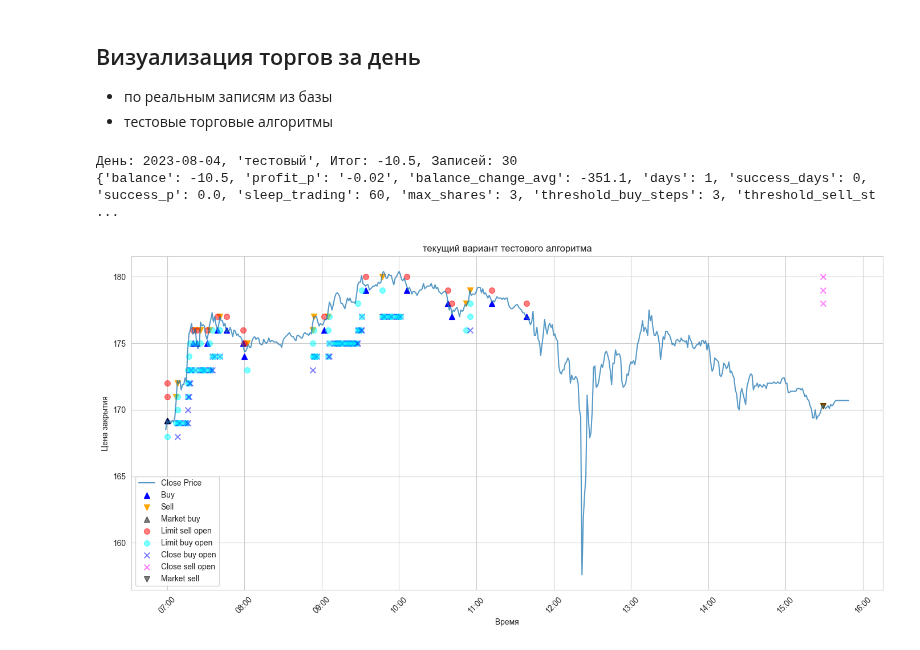
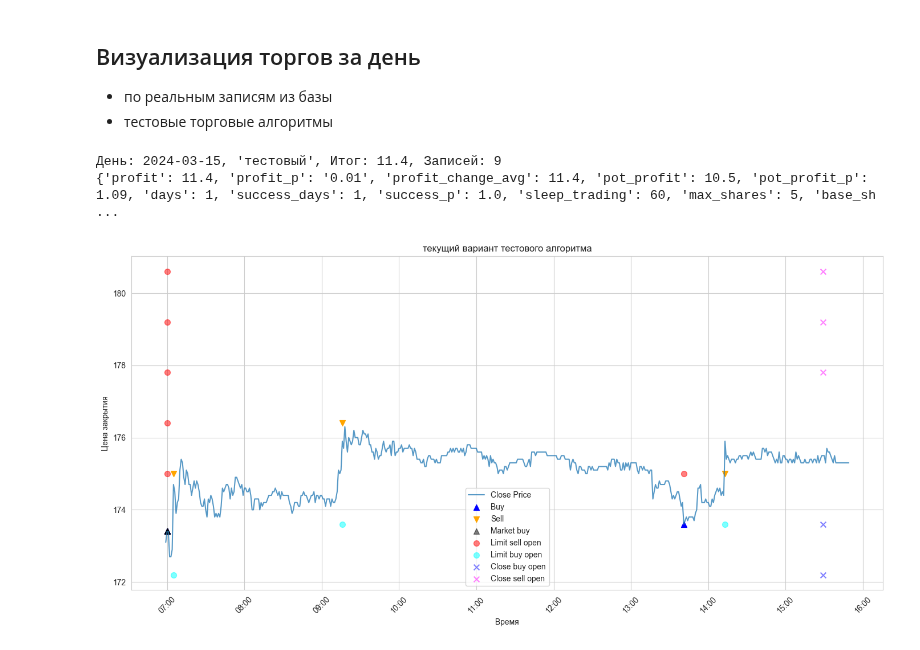
Before and after one commit to sapozhkov/fin, a Jupyter notebook: t_day_vis.ipynb, the cells around one changed output. Cells and saved outputs as stored; diff of their text form; code cells hidden in the pictures.

Commit message:
#55 v7 переписал расчет баланса на profit выбрал и зафиксировал параметры

```diff
--- a/t_day_vis.ipynb
+++ b/t_day_vis.ipynb
@@ -25,12 +25,10 @@ from test_env.test_alg import TestAlgorithm
 historical_trade = HistoricalTrade()
 data_handler = HistoricalCandles(TOKEN, FIGI, TICKER)
 
-# date = '2024-03-14'
-# date = '2023-08-14'
-# date = '2024-03-15'
+date = '2024-03-15'
 
 # проблемные зоны - тут идет лютый спад и всё сливается
-date = '2023-08-04'
+# date = '2023-08-04'
 # date = '2023-05-02'
 # date = '2023-08-25'
 # date = '2023-09-07'
@@ -40,8 +38,10 @@ date = '2023-08-04'
 # тут резкий скачок и перестает идти торговля
 # date = '2023-09-12'
 
-# date = None # '2024-03-21'
+# date = None
+
 alg_name = '-' #'v5_t60'
+# alg_name = None #'v5_t60'
 
 viz = Visualize(data_handler)
 
@@ -59,41 +59,41 @@ def show_test_alg(date_):
         end_time='15:29',  # 18:15
 
         shares_count=0,
-        max_shares=3,
-        base_shares=None,
-        step_size=1,
-        step_cnt=3,
-        threshold_buy_steps=3,
+        max_shares=5,
+        base_shares=5,
+        step_size=1.4,
+        step_cnt=2,
+        threshold_buy_steps=6,
         threshold_sell_steps=0,
 
         sleep_trading=1 * 60,
     )
 
-    print(f"День: {date_}, 'тестовый', Итог: {result['balance']}, Записей: {result['operations_cnt']}")
+    print(f"День: {date_}, 'тестовый', Итог: {result['profit']}, Записей: {result['operations_cnt']}")
     print(result)
 
     viz.draw(
         date_,
         test_alg.accounting_helper.get_deals(),
         test_alg.accounting_helper.get_orders(),
         'текущий вариант тестового алгоритма'
     )
 
 results = historical_trade.get_daily_totals(date, alg_name)
 
 for obj in results:
     print(f"День: {obj.date}, {obj.alg_name}, "
           f"{'Итог' if obj.is_closed else 'Подытог'}: {obj.total}, "
           f"Записей: {obj.cnt}")
     viz.draw(
         obj.date,
         historical_trade.get_deals(obj.date, obj.alg_name),
         [],
         obj.alg_name
     )
 
 show_test_alg(date)
 # %% [output]
-День: 2023-08-04, 'тестовый', Итог: -10.5, Записей: 30
-{'balance': -10.5, 'profit_p': '-0.02', 'balance_change_avg': -351.1, 'days': 1, 'success_days': 0, 'success_p': 0.0, 'sleep_trading': 60, 'max_shares': 3, 'threshold_buy_steps': 3, 'threshold_sell_st ...
+День: 2024-03-15, 'тестовый', Итог: 11.4, Записей: 9
+{'profit': 11.4, 'profit_p': '0.01', 'profit_change_avg': 11.4, 'pot_profit': 10.5, 'pot_profit_p': 1.09, 'days': 1, 'success_days': 1, 'success_p': 1.0, 'sleep_trading': 60, 'max_shares': 5, 'base_sh ...
-[figure, old version]
+[figure, new version]
```
Also changed, not shown: parts of 1 cell of this notebook, 3 other files.
